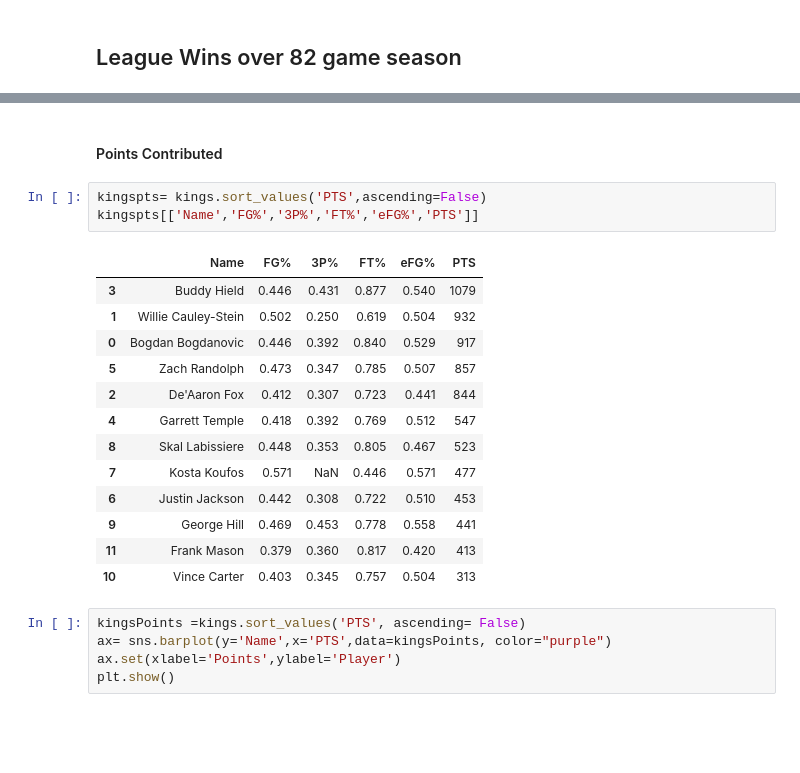
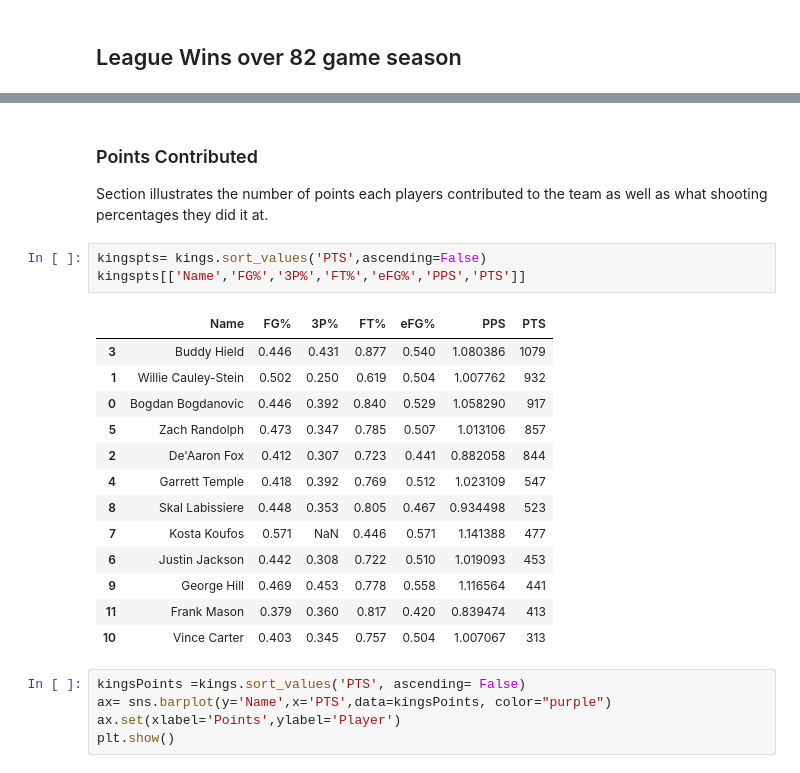
Before and after one commit to NicSoria/Kings17-18Season, a Jupyter notebook: Kings 2017-18 Analysis 7-11.ipynb, the cells around one changed output, grey strips where cells are left out. Drawn from its saved outputs; the diff is of its cells as text; blank space fills up the shorter version.

```diff
--- a/Kings 2017-18 Analysis.ipynb
+++ b/Kings 2017-18 Analysis 7-11.ipynb
@@ -51,22 +94,23 @@ plt.show()
-# %% [markdown]
-#### Points Contributed
+# %% [markdown]
+### Points Contributed
+Section illustrates the number of points each players contributed to the team as well as what shooting percentages they did it at.
 # %%
 kingspts= kings.sort_values('PTS',ascending=False)
-kingspts[['Name','FG%','3P%','FT%','eFG%','PTS']]
+kingspts[['Name','FG%','3P%','FT%','eFG%','PPS','PTS']]
 # %% [output]
-|  | Name | FG% | 3P% | FT% | eFG% | PTS |
-| 3 | Buddy Hield | 0.446 | 0.431 | 0.877 | 0.540 | 1079 |
-| 1 | Willie Cauley-Stein | 0.502 | 0.250 | 0.619 | 0.504 | 932 |
-| 0 | Bogdan Bogdanovic | 0.446 | 0.392 | 0.840 | 0.529 | 917 |
-| 5 | Zach Randolph | 0.473 | 0.347 | 0.785 | 0.507 | 857 |
-| 2 | De'Aaron Fox | 0.412 | 0.307 | 0.723 | 0.441 | 844 |
-| 4 | Garrett Temple | 0.418 | 0.392 | 0.769 | 0.512 | 547 |
-| 8 | Skal Labissiere | 0.448 | 0.353 | 0.805 | 0.467 | 523 |
-| 7 | Kosta Koufos | 0.571 | NaN | 0.446 | 0.571 | 477 |
-| 6 | Justin Jackson | 0.442 | 0.308 | 0.722 | 0.510 | 453 |
-| 9 | George Hill | 0.469 | 0.453 | 0.778 | 0.558 | 441 |
-| 11 | Frank Mason | 0.379 | 0.360 | 0.817 | 0.420 | 413 |
-| 10 | Vince Carter | 0.403 | 0.345 | 0.757 | 0.504 | 313 |
+|  | Name | FG% | 3P% | FT% | eFG% | PPS | PTS |
+| 3 | Buddy Hield | 0.446 | 0.431 | 0.877 | 0.540 | 1.080386 | 1079 |
+| 1 | Willie Cauley-Stein | 0.502 | 0.250 | 0.619 | 0.504 | 1.007762 | 932 |
+| 0 | Bogdan Bogdanovic | 0.446 | 0.392 | 0.840 | 0.529 | 1.058290 | 917 |
+| 5 | Zach Randolph | 0.473 | 0.347 | 0.785 | 0.507 | 1.013106 | 857 |
+| 2 | De'Aaron Fox | 0.412 | 0.307 | 0.723 | 0.441 | 0.882058 | 844 |
+| 4 | Garrett Temple | 0.418 | 0.392 | 0.769 | 0.512 | 1.023109 | 547 |
+| 8 | Skal Labissiere | 0.448 | 0.353 | 0.805 | 0.467 | 0.934498 | 523 |
+| 7 | Kosta Koufos | 0.571 | NaN | 0.446 | 0.571 | 1.141388 | 477 |
+| 6 | Justin Jackson | 0.442 | 0.308 | 0.722 | 0.510 | 1.019093 | 453 |
+| 9 | George Hill | 0.469 | 0.453 | 0.778 | 0.558 | 1.116564 | 441 |
+| 11 | Frank Mason | 0.379 | 0.360 | 0.817 | 0.420 | 0.839474 | 413 |
+| 10 | Vince Carter | 0.403 | 0.345 | 0.757 | 0.504 | 1.007067 | 313 |
 # %%
 kingsPoints =kings.sort_values('PTS', ascending= False)
 ax= sns.barplot(y='Name',x='PTS',data=kingsPoints, color="purple")
```
Also changed, not shown: parts of 25 cells of this notebook, 4 other files.
